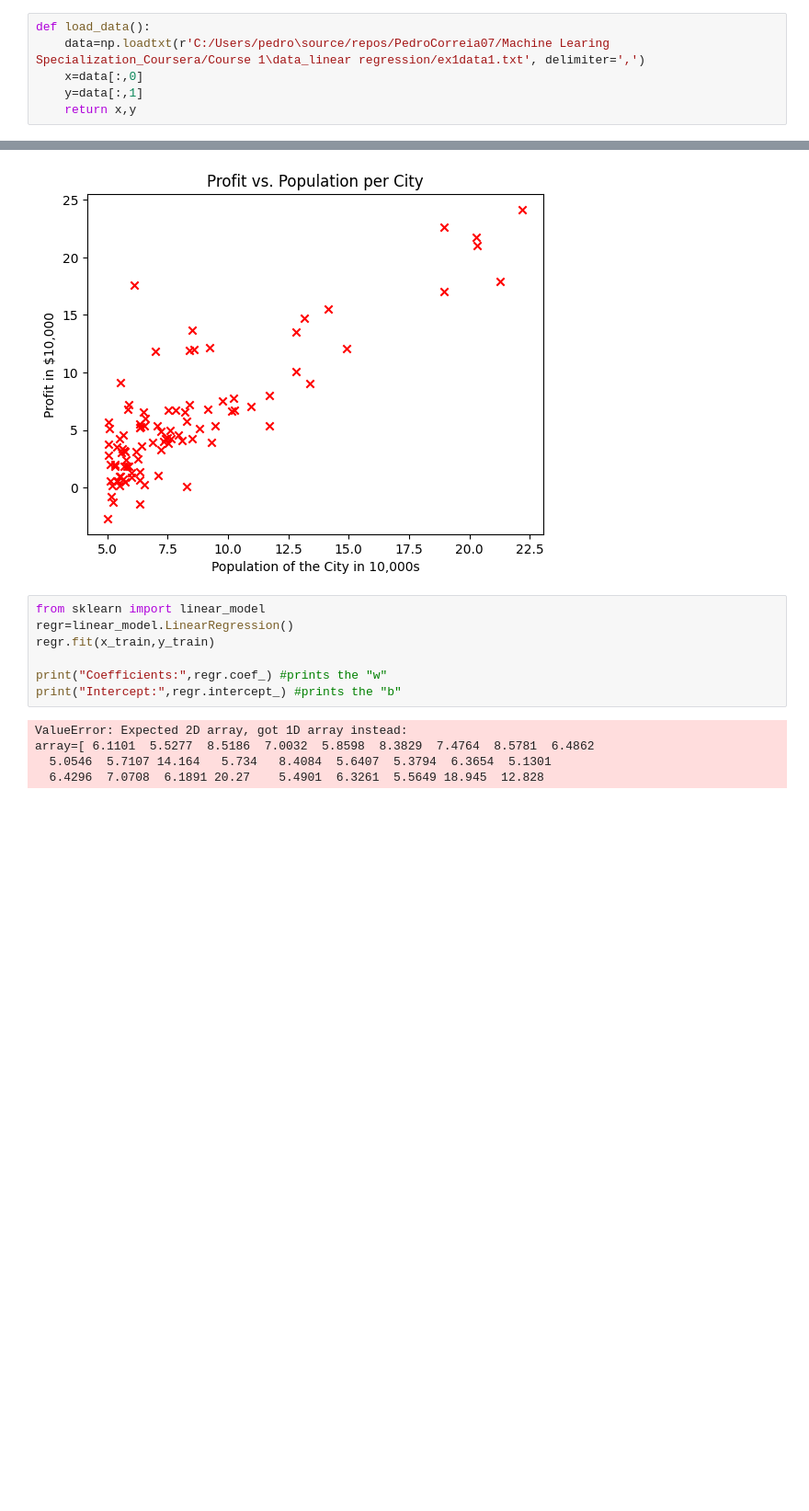
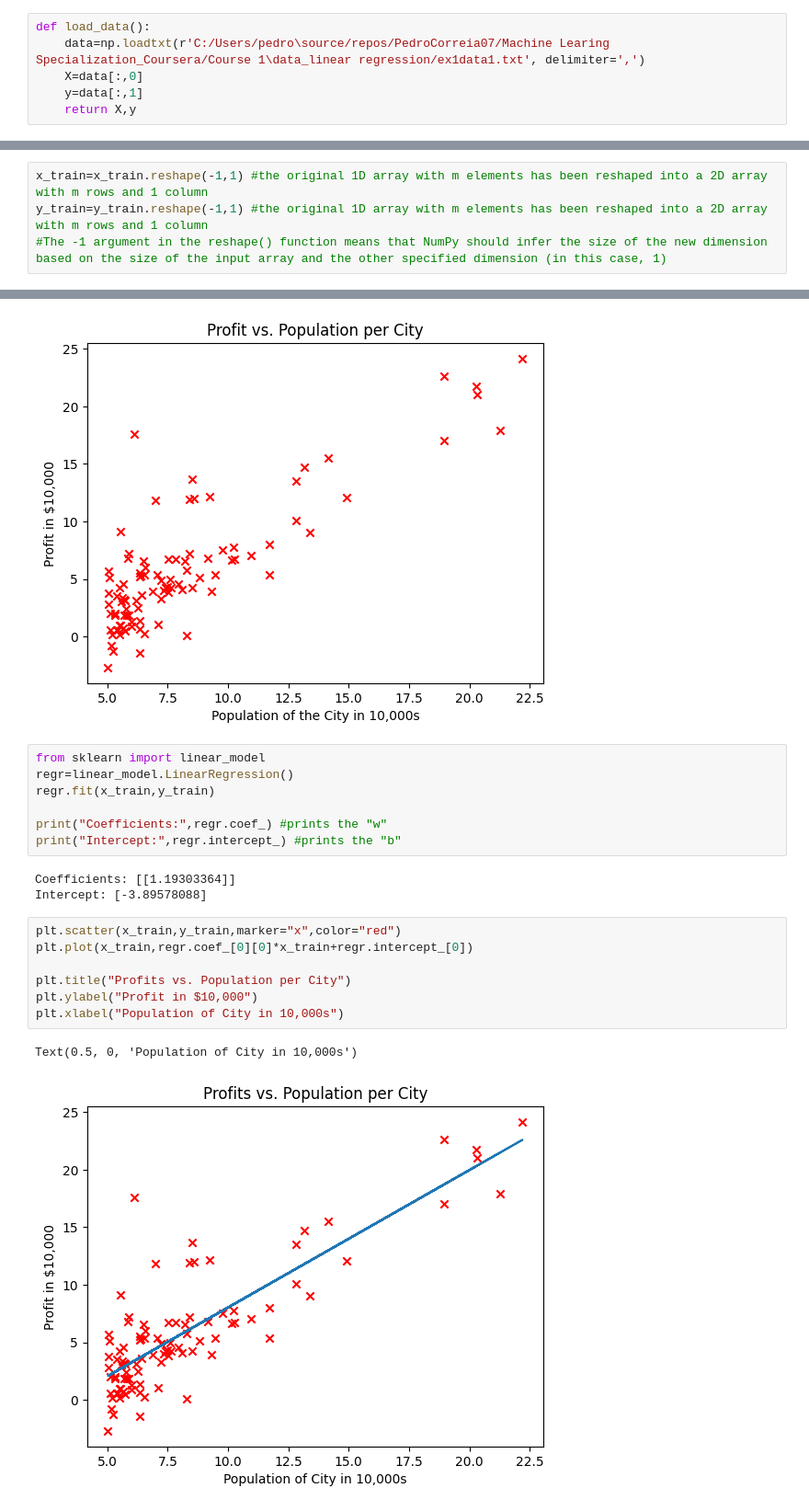
Before and after one commit to PedroCorreia07/Machine-Learing-Specialization_Coursera, a Jupyter notebook: Course 1/Alternative Practice Lab_Linear Regression with Scikit learn.ipynb, the cells around one changed output, grey strips where cells are left out. Shown at 92% size. Cells and saved outputs as stored; diff of their text form; blank space fills up the shorter version.

```diff
--- a/Course 1/Alternative Practice Lab_Linear Regression with Scikit learn.ipynb
+++ b/Course 1/Alternative Practice Lab_Linear Regression with Scikit learn.ipynb
@@ -5,8 +5,8 @@ import matplotlib.pyplot as plt
 # %%
 def load_data():
     data=np.loadtxt(r'C:/Users/pedro\source/repos/PedroCorreia07/Machine Learing Specialization_Coursera/Course 1\data_linear regression/ex1data1.txt', delimiter=',')
-    x=data[:,0]
+    X=data[:,0]
     y=data[:,1]
-    return x,y
+    return X,y
 # %%
 x_train, y_train=load_data()
@@ -13,3 +18,7 @@ x_train, y_train=load_data()
+# %%
+x_train=x_train.reshape(-1,1) #the original 1D array with m elements has been reshaped into a 2D array with m rows and 1 column
+y_train=y_train.reshape(-1,1) #the original 1D array with m elements has been reshaped into a 2D array with m rows and 1 column
+#The -1 argument in the reshape() function means that NumPy should infer the size of the new dimension based on the size of the input array and the other specified dimension (in this case, 1)
 # %%
 plt.scatter(x_train,y_train,marker="x",color="red")
 plt.title("Profit vs. Population per City")
@@ -26,7 +35,15 @@ regr.fit(x_train,y_train)
 print("Coefficients:",regr.coef_) #prints the "w"
 print("Intercept:",regr.intercept_) #prints the "b"
 # %% [output]
-ValueError: Expected 2D array, got 1D array instead:
-array=[ 6.1101  5.5277  8.5186  7.0032  5.8598  8.3829  7.4764  8.5781  6.4862
-  5.0546  5.7107 14.164   5.734   8.4084  5.6407  5.3794  6.3654  5.1301
-  6.4296  7.0708  6.1891 20.27    5.4901  6.3261  5.5649 18.945  12.828
+Coefficients: [[1.19303364]]
+Intercept: [-3.89578088]
+# %%
+plt.scatter(x_train,y_train,marker="x",color="red")
+plt.plot(x_train,regr.coef_[0][0]*x_train+regr.intercept_[0])
+
+plt.title("Profits vs. Population per City")
+plt.ylabel("Profit in $10,000")
+plt.xlabel("Population of City in 10,000s")
+# %% [output]
+Text(0.5, 0, 'Population of City in 10,000s')
+[figure, added]
```
Also changed, not shown: parts of 4 cells of this notebook.
